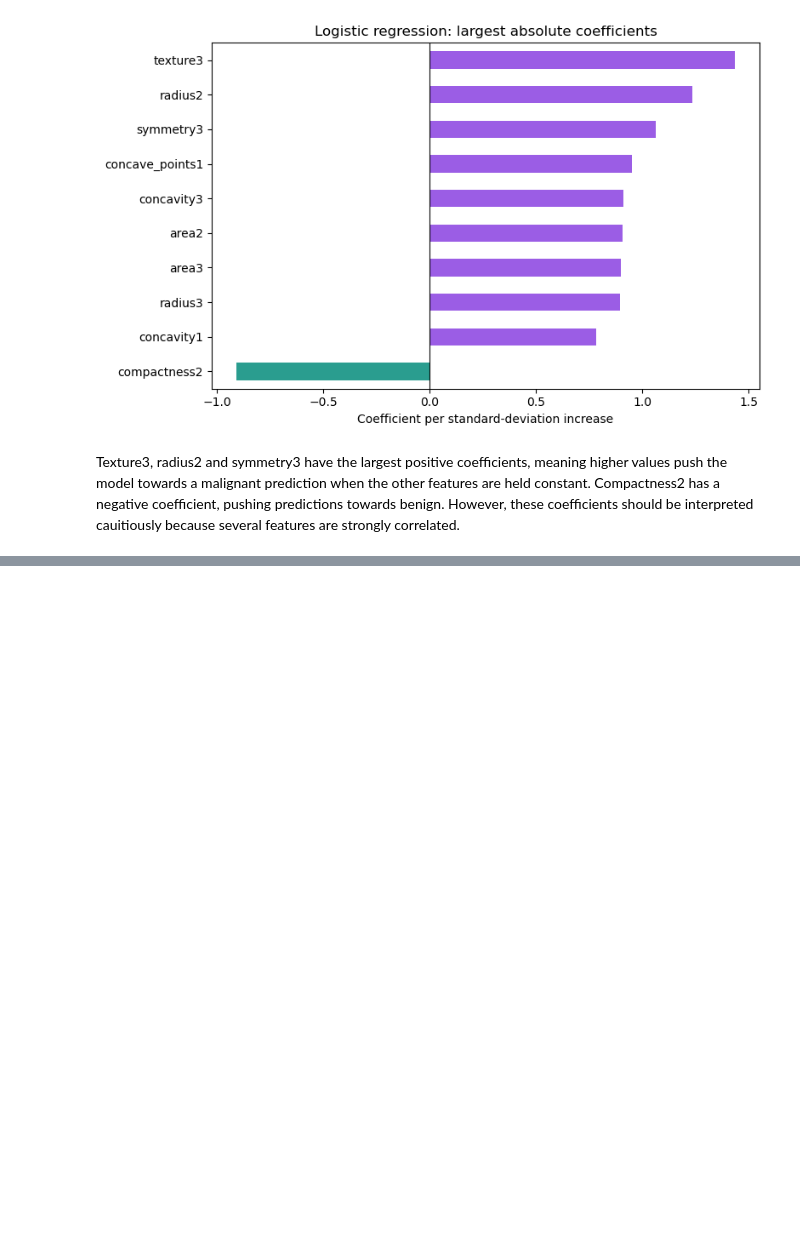
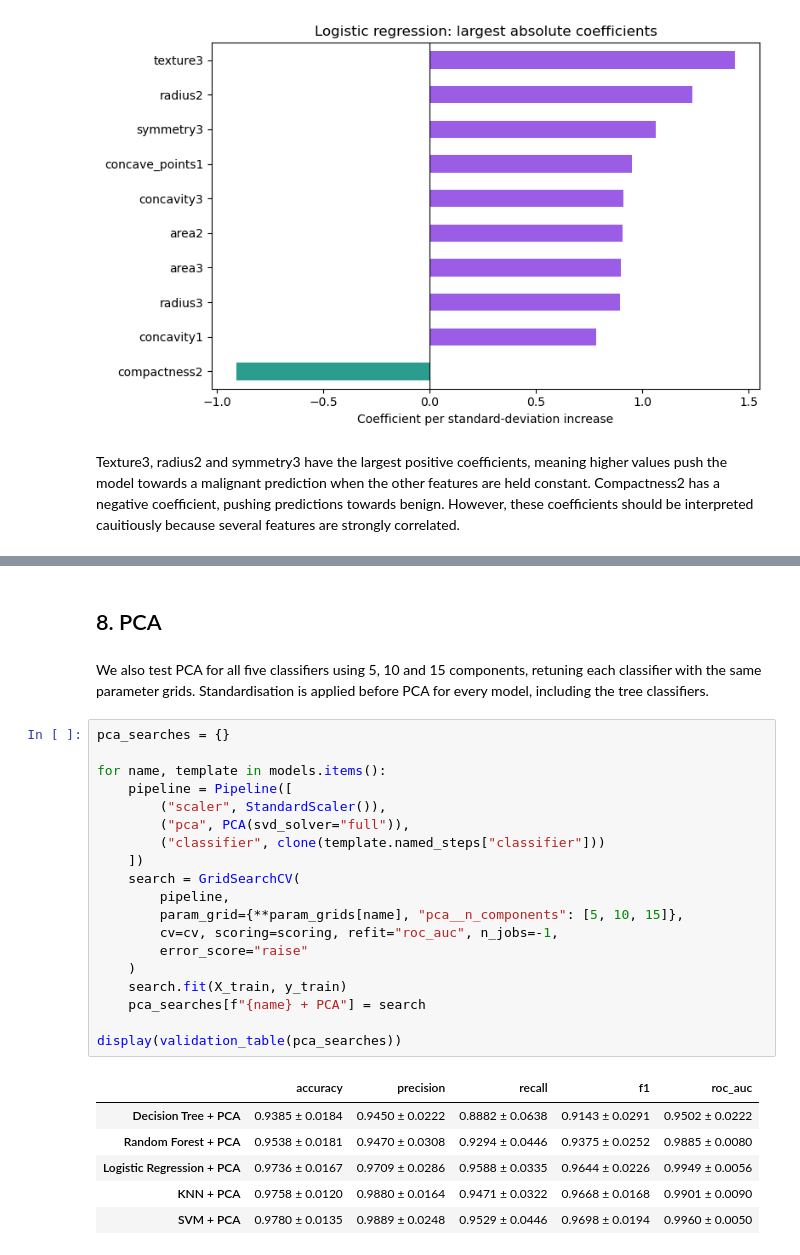
Before and after one commit to pmendez252/data_science-supervised_learning, a Jupyter notebook: notebooks/breast_cancer_classification.ipynb, the cells around one changed output, grey strips where cells are left out. Saved outputs shown, nothing was run; the diff lists cells and outputs as text; blank space fills up the shorter version.

```diff
--- a/notebooks/breast_cancer_classification.ipynb
+++ b/notebooks/breast_cancer_classification.ipynb
@@ -804,0 +633,30 @@ Esta es 100% IA, no me da la cabeza ahora para escribirlo pero quería dejarlo a
+# %% [markdown]
+## 8. PCA
+# %% [markdown]
+We also test PCA for all five classifiers using 5, 10 and 15 components, retuning each classifier with the same parameter grids. Standardisation is applied before PCA for every model, including the tree classifiers.
+# %%
+pca_searches = {}
+
+for name, template in models.items():
+    pipeline = Pipeline([
+        ("scaler", StandardScaler()),
+        ("pca", PCA(svd_solver="full")),
+        ("classifier", clone(template.named_steps["classifier"]))
+    ])
+    search = GridSearchCV(
+        pipeline,
+        param_grid={**param_grids[name], "pca__n_components": [5, 10, 15]},
+        cv=cv, scoring=scoring, refit="roc_auc", n_jobs=-1,
+        error_score="raise"
+    )
+    search.fit(X_train, y_train)
+    pca_searches[f"{name} + PCA"] = search
+
+display(validation_table(pca_searches))
+# %% [output]
+|  | accuracy | precision | recall | f1 | roc_auc |
+| Decision Tree + PCA | 0.9385 ± 0.0184 | 0.9450 ± 0.0222 | 0.8882 ± 0.0638 | 0.9143 ± 0.0291 | 0.9502 ± 0.0222 |
+| Random Forest + PCA | 0.9538 ± 0.0181 | 0.9470 ± 0.0308 | 0.9294 ± 0.0446 | 0.9375 ± 0.0252 | 0.9885 ± 0.0080 |
+| Logistic Regression + PCA | 0.9736 ± 0.0167 | 0.9709 ± 0.0286 | 0.9588 ± 0.0335 | 0.9644 ± 0.0226 | 0.9949 ± 0.0056 |
+| KNN + PCA | 0.9758 ± 0.0120 | 0.9880 ± 0.0164 | 0.9471 ± 0.0322 | 0.9668 ± 0.0168 | 0.9901 ± 0.0090 |
+| SVM + PCA | 0.9780 ± 0.0135 | 0.9889 ± 0.0248 | 0.9529 ± 0.0446 | 0.9698 ± 0.0194 | 0.9960 ± 0.0050 |
```
Also changed, not shown: parts of 33 cells of this notebook.
